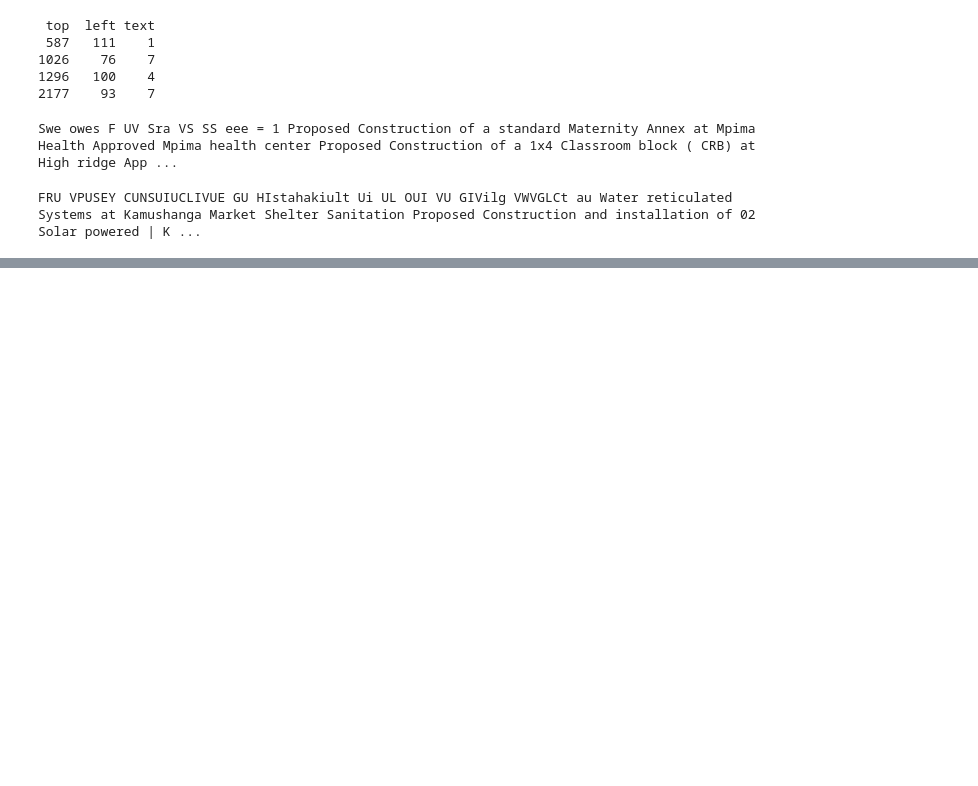
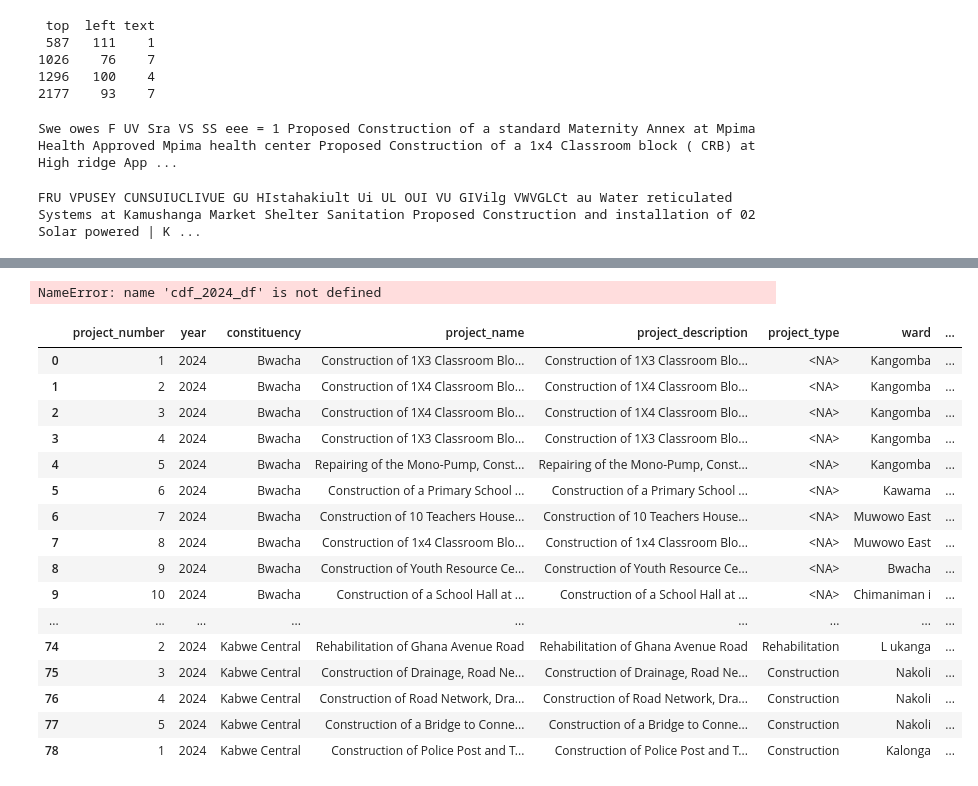
Before and after one commit to pardonchishiba/group6_administration, a Jupyter notebook: notebooks/kabwe_council_dataset.ipynb, the cells around one changed output, grey strips where cells are left out. Drawn from its saved outputs; the diff is of its cells as text; code cells hidden in the pictures; blank space fills up the shorter version.

```diff
--- a/notebooks/kabwe_council_dataset.ipynb
+++ b/notebooks/kabwe_council_dataset.ipynb
@@ -3221,0 +3823,5 @@ display(verified_df)
+# %%
+pd.set_option("display.max_rows", 100)
+pd.set_option("display.max_colwidth", 100)
+
+display(clean_bwacha_df)
@@ -3221,0 +4097,15 @@ display(verified_df)
+# %%
+final_central_df = clean_central_df.copy()
+
+final_central_df.insert(1, "year", 2024)
+final_central_df.insert(2, "constituency", "Kabwe Central")
+
+final_central_df["source_url"] = (
+    "https://www.kabwecouncil.gov.zm/"
+    "wp-content/uploads/2024/11/"
+    "2024-Community-Projects-Kabwe-Central-received.pdf"
+)
+
+final_central_df["source_document"] = (
+    "2024 Kabwe Central CDF Community Projects Submission"
+)
@@ -3221,0 +4142,13 @@ display(verified_df)
+# %%
+cdf_2024_df = pd.concat(
+    [
+        final_bwacha_df,
+        final_central_df
+    ],
+    ignore_index=True
+)
+
+print("Total 2024 projects:", len(cdf_2024_df))
+print("Total columns:", len(cdf_2024_df.columns))
+
+display(cdf_2024_df.head(10))
@@ -3221,0 +4241,40 @@ display(verified_df)
+# %%
+display(
+    cdf_2024_df[
+        [
+            "project_number",
+            "constituency",
+            "project_name",
+            "application_amount",
+            "engineers_estimate",
+            "approved_amount",
+            "contract_amount"
+        ]
+    ]
+)
+# %% [output]
+NameError: name 'cdf_2024_df' is not defined
+# %%
+pd.set_option("display.max_rows", 200)
+pd.set_option("display.max_columns", 20)
+pd.set_option("display.max_colwidth", 80)
+
+display(cdf_2024_df)
+# %% [output]
+|  | project_number | year | constituency | project_name | project_description | project_type | ward | ... |
+| 0 | 1 | 2024 | Bwacha | Construction of 1X3 Classroom Blo... | Construction of 1X3 Classroom Blo... | <NA> | Kangomba | ... |
+| 1 | 2 | 2024 | Bwacha | Construction of 1X4 Classroom Blo... | Construction of 1X4 Classroom Blo... | <NA> | Kangomba | ... |
+| 2 | 3 | 2024 | Bwacha | Construction of 1X4 Classroom Blo... | Construction of 1X4 Classroom Blo... | <NA> | Kangomba | ... |
+| 3 | 4 | 2024 | Bwacha | Construction of 1X3 Classroom Blo... | Construction of 1X3 Classroom Blo... | <NA> | Kangomba | ... |
+| 4 | 5 | 2024 | Bwacha | Repairing of the Mono-Pump, Const... | Repairing of the Mono-Pump, Const... | <NA> | Kangomba | ... |
+| 5 | 6 | 2024 | Bwacha | Construction of a Primary School ... | Construction of a Primary School ... | <NA> | Kawama | ... |
+| 6 | 7 | 2024 | Bwacha | Construction of 10 Teachers House... | Construction of 10 Teachers House... | <NA> | Muwowo East | ... |
+| 7 | 8 | 2024 | Bwacha | Construction of 1x4 Classroom Blo... | Construction of 1x4 Classroom Blo... | <NA> | Muwowo East | ... |
+| 8 | 9 | 2024 | Bwacha | Construction of Youth Resource Ce... | Construction of Youth Resource Ce... | <NA> | Bwacha | ... |
+| 9 | 10 | 2024 | Bwacha | Construction of a School Hall at ... | Construction of a School Hall at ... | <NA> | Chimaniman i | ... |
+| ... | ... | ... | ... | ... | ... | ... | ... | ... |
+| 74 | 2 | 2024 | Kabwe Central | Rehabilitation of Ghana Avenue Road | Rehabilitation of Ghana Avenue Road | Rehabilitation | L ukanga | ... |
+| 75 | 3 | 2024 | Kabwe Central | Construction of Drainage, Road Ne... | Construction of Drainage, Road Ne... | Construction | Nakoli | ... |
+| 76 | 4 | 2024 | Kabwe Central | Construction of Road Network, Dra... | Construction of Road Network, Dra... | Construction | Nakoli | ... |
+| 77 | 5 | 2024 | Kabwe Central | Construction of a Bridge to Conne... | Construction of a Bridge to Conne... | Construction | Nakoli | ... |
+| 78 | 1 | 2024 | Kabwe Central | Construction of Police Post and T... | Construction of Police Post and T... | Construction | Kalonga | ... |
```
Also changed, not shown: parts of 159 cells of this notebook, 2 other files.
